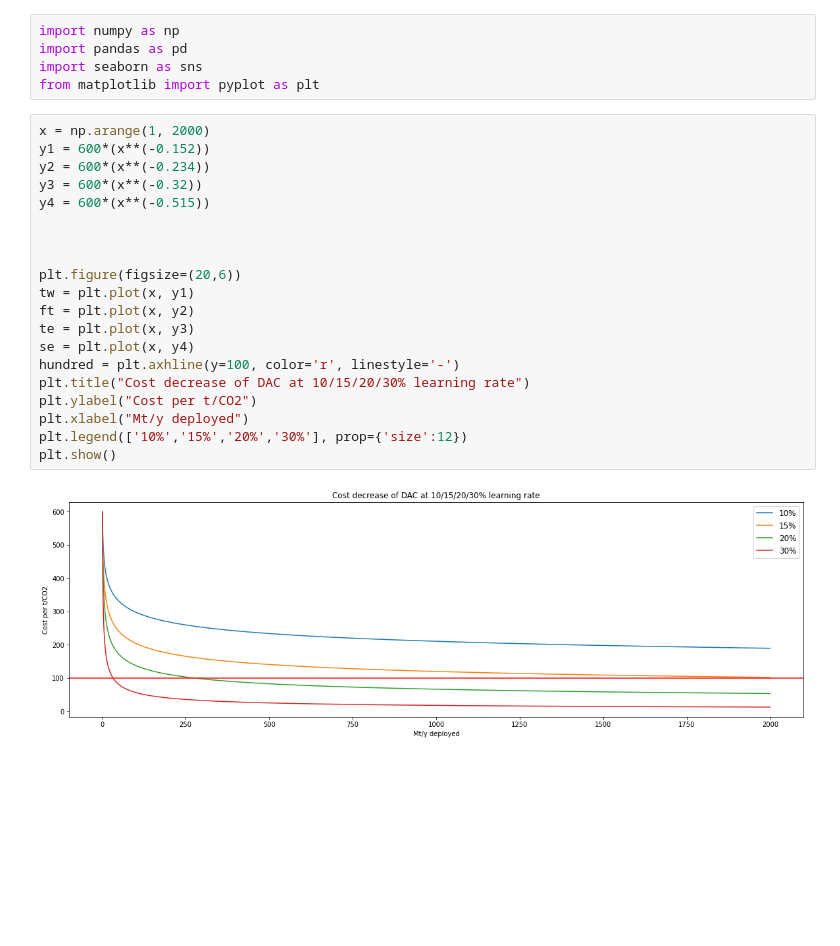
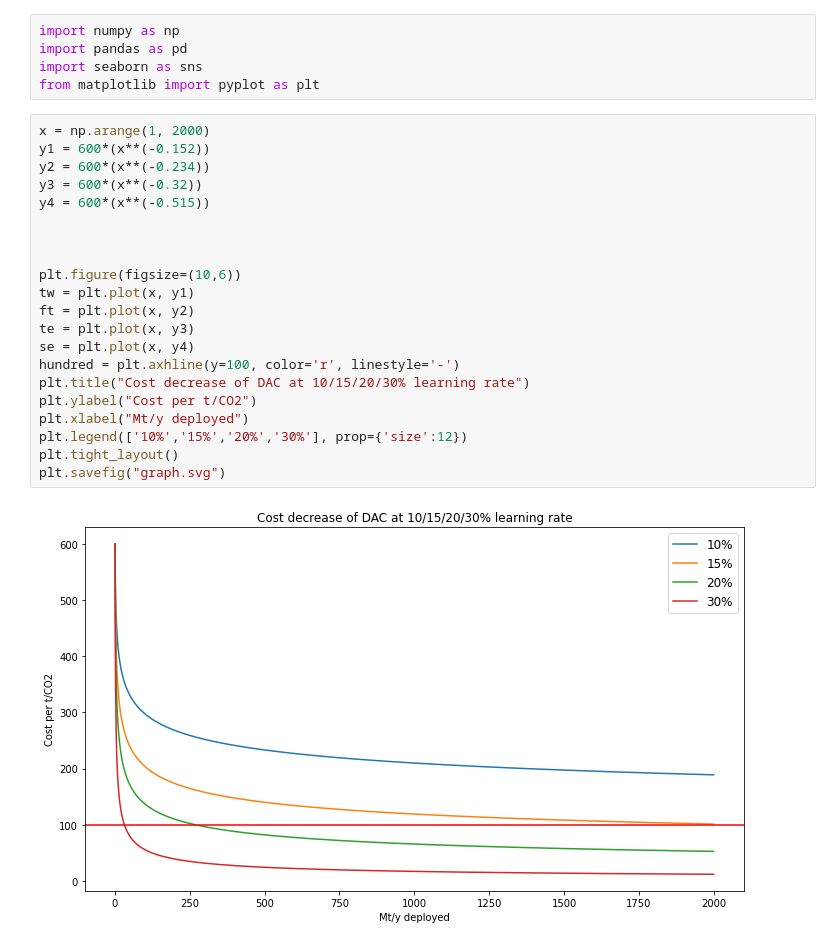
Before and after one commit to thimomerke/carbon-removal-technologies-potential-cost, a Jupyter notebook: dac-learning.ipynb, the cells around one changed output. Cells and saved outputs as stored; diff of their text form; blank space fills up the shorter version.

```diff
--- a/dac-learning.ipynb
+++ b/dac-learning.ipynb
@@ -6,22 +6,23 @@ from matplotlib import pyplot as plt
 # %%
 x = np.arange(1, 2000)
 y1 = 600*(x**(-0.152))
 y2 = 600*(x**(-0.234))
 y3 = 600*(x**(-0.32))
 y4 = 600*(x**(-0.515))
 
 
 
-plt.figure(figsize=(20,6))
+plt.figure(figsize=(10,6))
 tw = plt.plot(x, y1)
 ft = plt.plot(x, y2)
 te = plt.plot(x, y3)
 se = plt.plot(x, y4)
 hundred = plt.axhline(y=100, color='r', linestyle='-')
 plt.title("Cost decrease of DAC at 10/15/20/30% learning rate")
 plt.ylabel("Cost per t/CO2")
 plt.xlabel("Mt/y deployed")
 plt.legend(['10%','15%','20%','30%'], prop={'size':12})
-plt.show()
+plt.tight_layout()
+plt.savefig("graph.svg")
 # %% [output]
-[figure, old version]
+[figure, new version]
```
Also changed, not shown: 8 other files.
